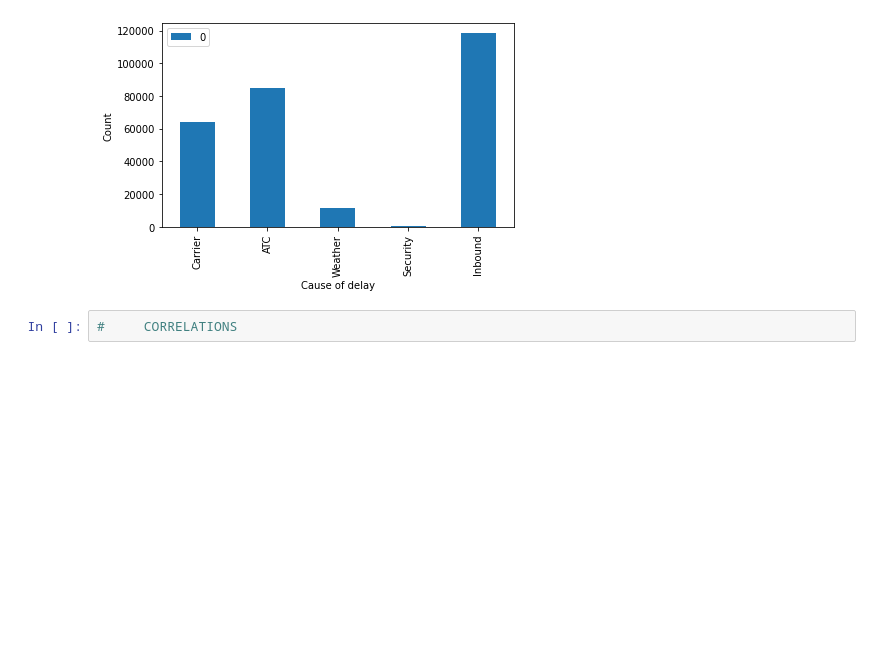
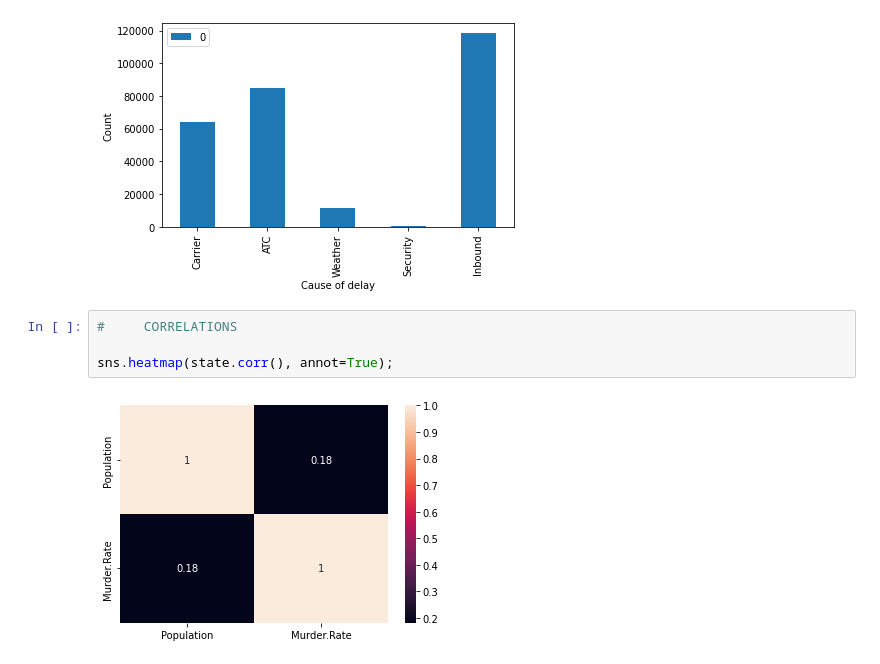
Before and after one commit to sashaTen/exploretary_data_analysis_in_marketing, a Jupyter notebook: Untitled0.ipynb, the cells around one changed output. Cells and saved outputs as stored; diff of their text form; blank space fills up the shorter version.

```diff
--- a/Untitled0.ipynb
+++ b/Untitled0.ipynb
@@ -148,5 +148,9 @@ plt.show()
 # vertical   are  values shared by  categories  and  horizontal  are   categories
 # %% [output]
 [figure]
-# %%
-#     CORRELATIONS
+# %%
+#     CORRELATIONS
+
+sns.heatmap(state.corr(), annot=True);
+# %% [output]
+[figure, added]
```
Also changed, not shown: parts of 1 cell of this notebook.
